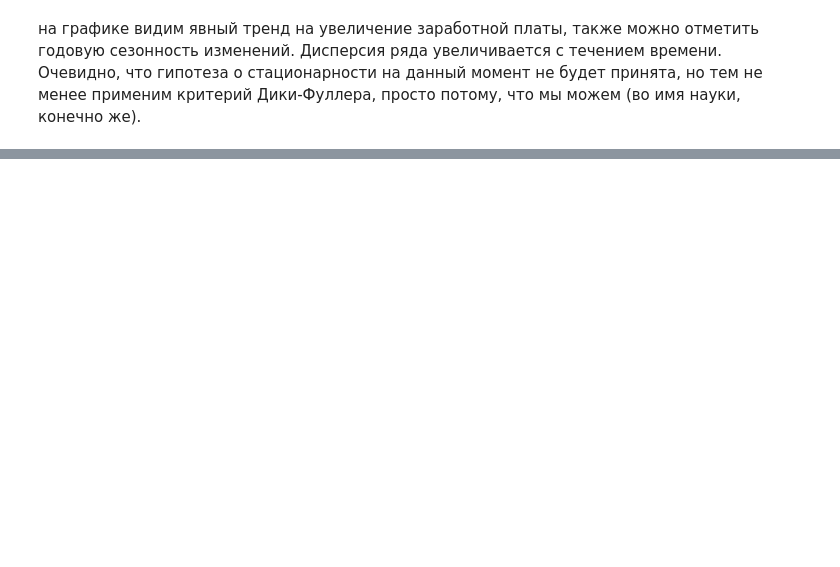
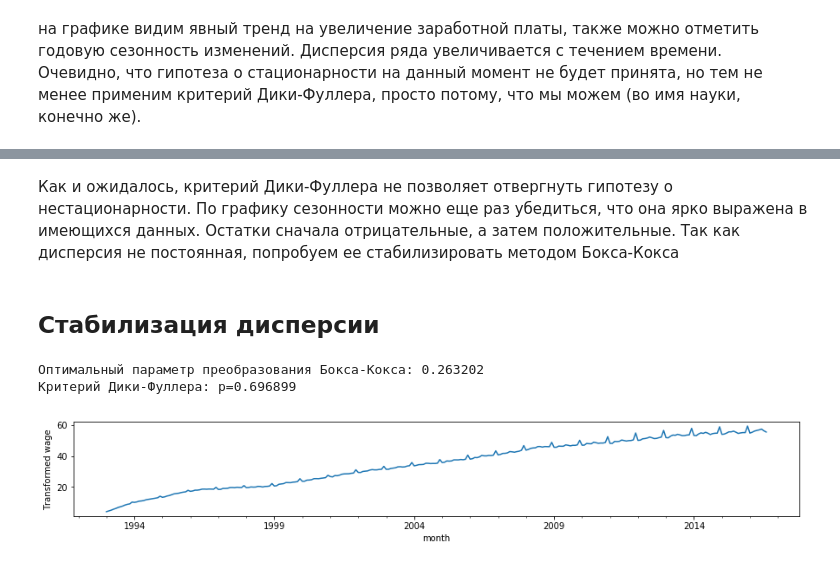
Before and after one commit to chance-comer/coursera_data_analysis_and_ML, a Jupyter notebook: AppliedTasks/ZP.ipynb, the cells around one changed output, grey strips where cells are left out. Cells and saved outputs as stored; diff of their text form; code cells hidden in the pictures; blank space fills up the shorter version.

```diff
--- a/AppliedTasks/ZP.ipynb
+++ b/AppliedTasks/ZP.ipynb
@@ -25,0 +44,16 @@ Text(0.5,0,'month')
+# %% [markdown]
+Как и ожидалось, критерий Дики-Фуллера не позволяет отвергнуть гипотезу о нестационарности. По графику сезонности можно еще раз убедиться, что она ярко выражена в имеющихся данных. Остатки сначала отрицательные, а затем положительные. Так как дисперсия не постоянная, попробуем ее стабилизировать методом Бокса-Кокса
+# %% [markdown]
+## Стабилизация дисперсии
+# %%
+from scipy import stats
+data['WAG_box'], lmbda = stats.boxcox(data['WAG_C_M'])
+plt.figure(figsize = (15,2))
+data['WAG_box'].plot()
+plt.ylabel(u'Transformed wage')
+print("Оптимальный параметр преобразования Бокса-Кокса: %f" % lmbda)
+print("Критерий Дики-Фуллера: p=%f" % sm.tsa.stattools.adfuller(data['WAG_box'])[1])
+# %% [output]
+Оптимальный параметр преобразования Бокса-Кокса: 0.263202
+Критерий Дики-Фуллера: p=0.696899
+[figure, added]
```
Also changed, not shown: parts of 32 cells of this notebook, 17 other files.
